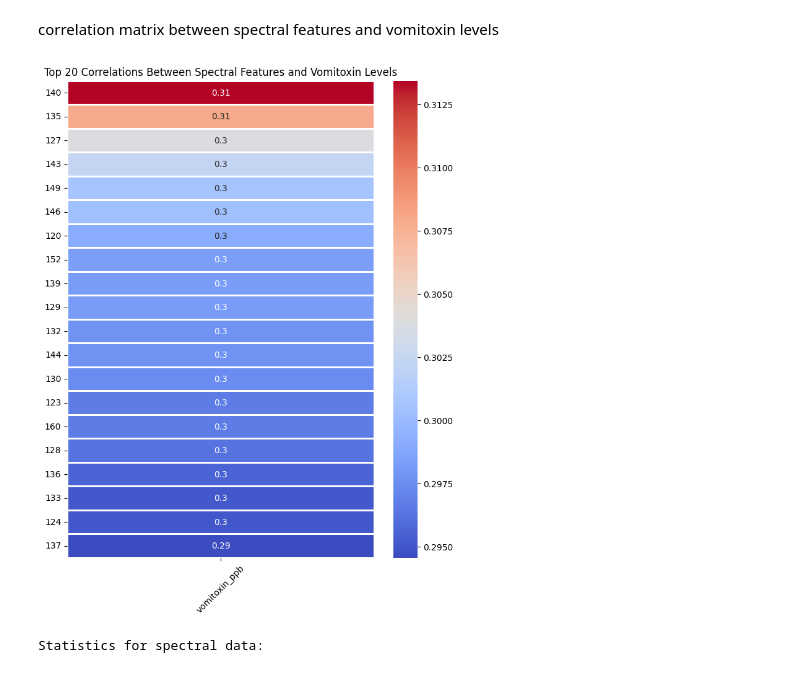
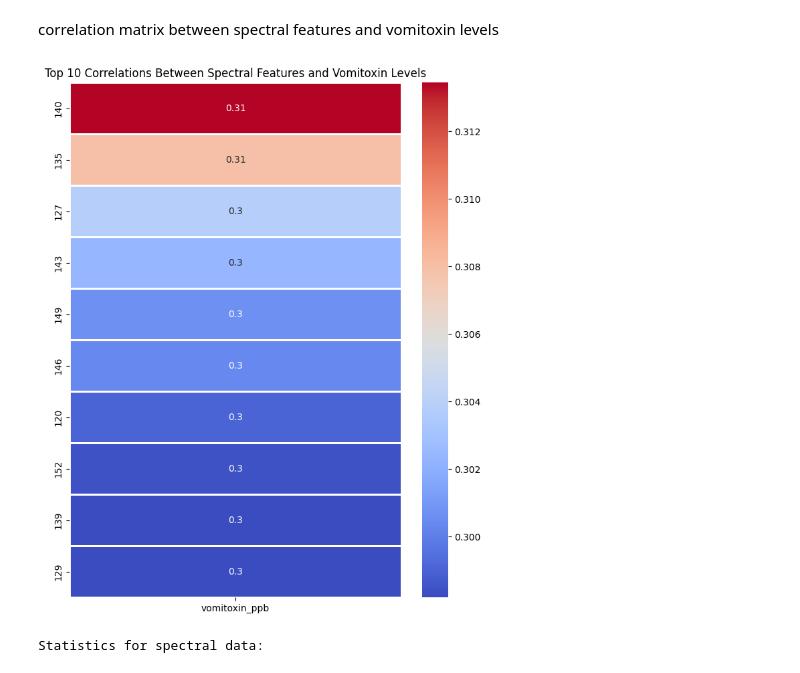
Before and after one commit to NotAbdelrahmanelsayed/hyperspectral_mycotoxin_prediction, a Jupyter notebook: notebook.ipynb, the cells around one changed output. Drawn from its saved outputs; the diff is of its cells as text; code cells hidden in the pictures.

```diff
--- a/notebook.ipynb
+++ b/notebook.ipynb
@@ -46,17 +40,13 @@ Number of nulls in the data:  0
 # %% [markdown]
 correlation matrix between spectral features and vomitoxin levels
 # %%
-corr = df.iloc[:, 1:].corr()
-top_features = corr[['vomitoxin_ppb']].abs().sort_values(by='vomitoxin_ppb', ascending=False)[1:21]
-
+corr = df.corr()
+top_features = corr[['vomitoxin_ppb']].abs().sort_values(by='vomitoxin_ppb', ascending=False)[1:11]
 plt.figure(figsize=(8, 10))
 sns.heatmap(top_features, cmap="coolwarm", annot=True, linewidths=.9)
-
-plt.title("Top 20 Correlations Between Spectral Features and Vomitoxin Levels")
-plt.xticks(rotation=45)
-plt.yticks(rotation=0)
+plt.title("Top 10 Correlations Between Spectral Features and Vomitoxin Levels")
 plt.show()
 # %% [output]
-[figure, old version]
+[figure, new version]
 # %%
 print("Statistics for spectral data: ")
```
Also changed, not shown: parts of 30 cells of this notebook, 3 other files.
